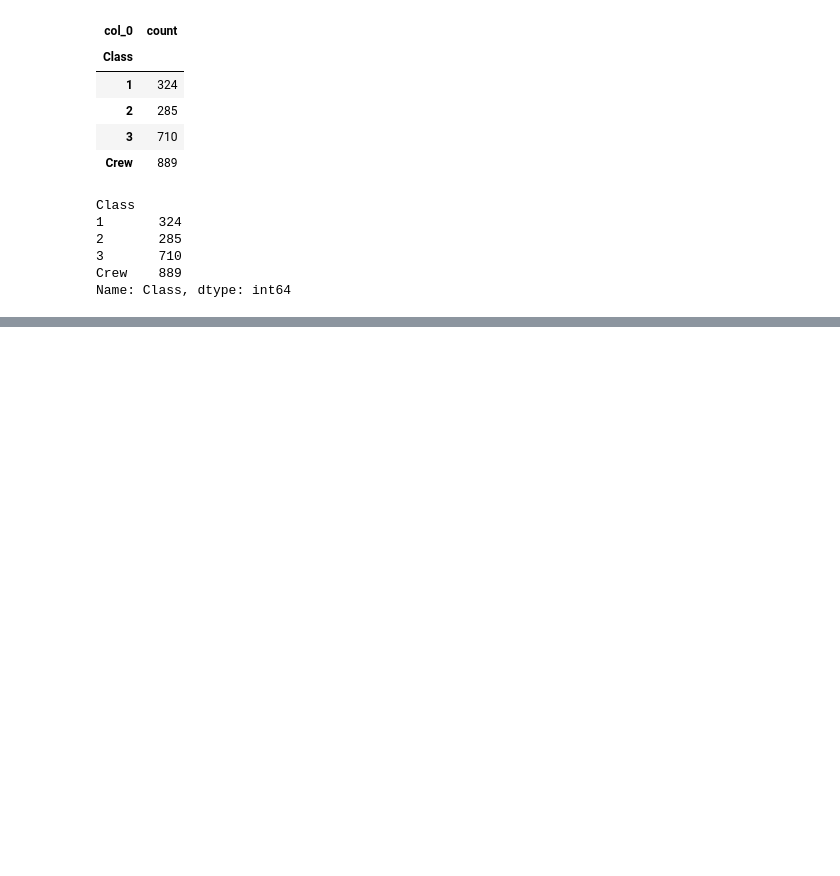
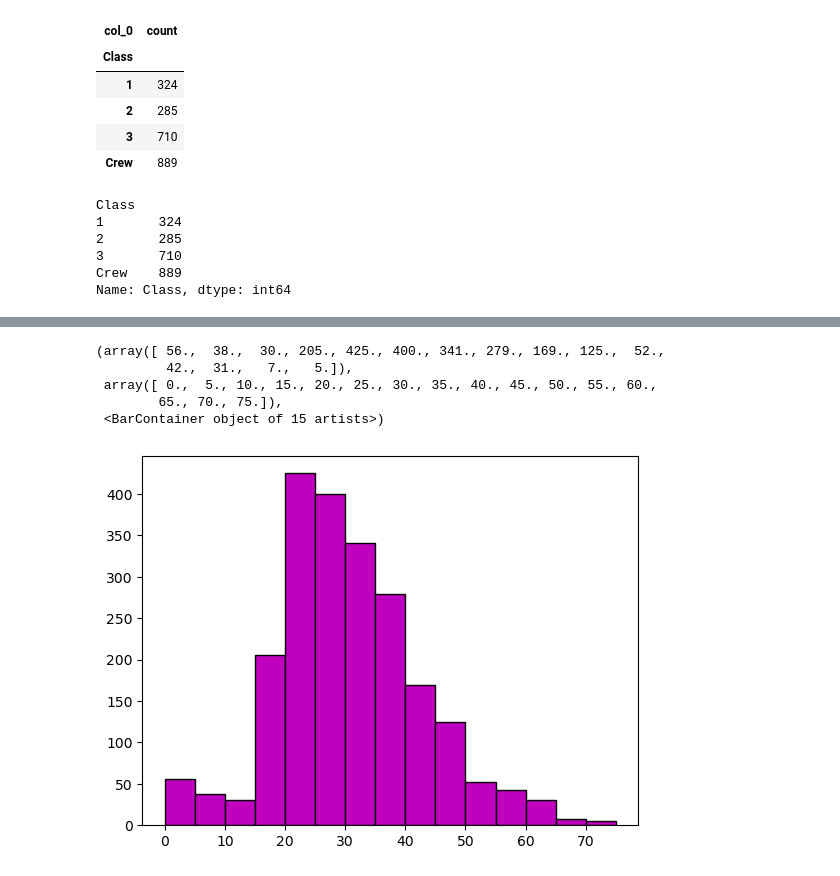
Before and after one commit to StephenDSNYC/IS5, a Jupyter notebook: code/ch02/ch02titanic.ipynb, the cells around one changed output, grey strips where cells are left out. Cells and saved outputs as stored; diff of their text form; code cells hidden in the pictures; blank space fills up the shorter version.

```diff
--- a/code/ch02/ch02titanic.ipynb
+++ b/code/ch02/ch02titanic.ipynb
@@ -79,0 +101,9 @@ titanic['Class'].value_counts(ascending=True).plot(kind='pie')  # pandas generat
+# %%
+plt.hist(titanic['Age'], bins=range(0, 80, 5), color='m', edgecolor='k')  # pyplot histogram
+# %% [output]
+(array([ 56.,  38.,  30., 205., 425., 400., 341., 279., 169., 125.,  52.,
+         42.,  31.,   7.,   5.]),
+ array([ 0.,  5., 10., 15., 20., 25., 30., 35., 40., 45., 50., 55., 60.,
+        65., 70., 75.]),
+ <BarContainer object of 15 artists>)
+[figure, added]
```
Also changed, not shown: parts of 19 cells of this notebook, 1 other file.
